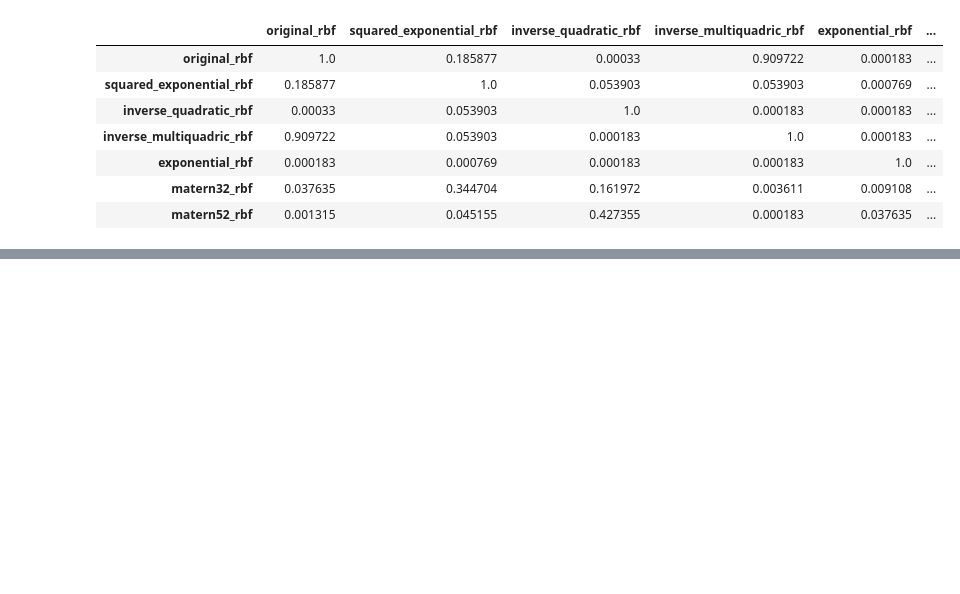
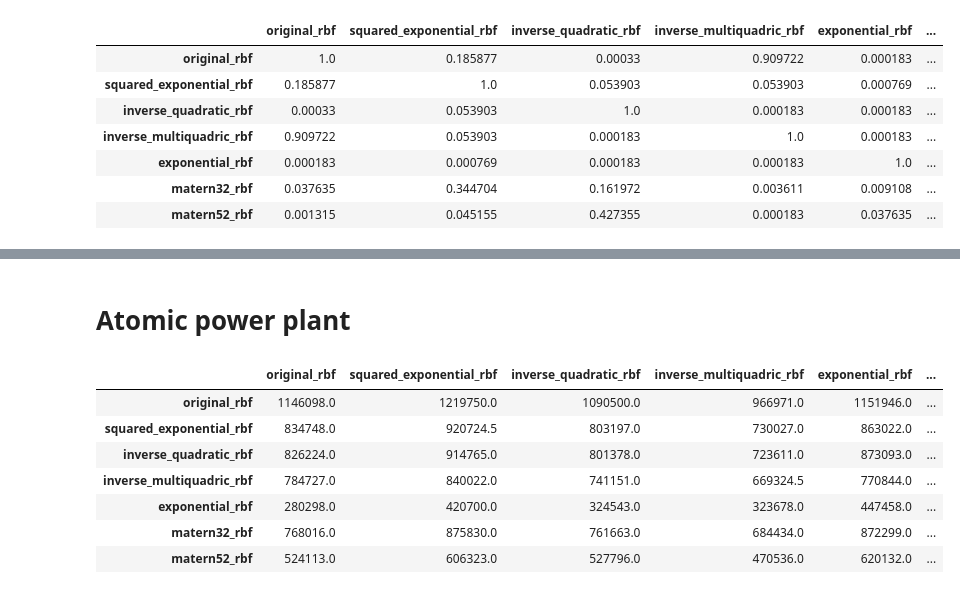
Before and after one commit to JazminZatarain/MUSEH2O, a Jupyter notebook: notebooks/14. MannWhitney analysis.ipynb, the cells around one changed output, grey strips where cells are left out. Cells and saved outputs as stored; diff of their text form; code cells hidden in the pictures; blank space fills up the shorter version.

```diff
--- a/notebooks/14. MannWhitney analysis.ipynb
+++ b/notebooks/14. MannWhitney analysis.ipynb
@@ -97,0 +149,23 @@ df_pval
+# %% [markdown]
+# Atomic power plant
+# %%
+df_mannwhit_atom = pd.DataFrame(columns=rbfn)
+df_pval_atom = pd.DataFrame(columns=rbfn)
+for i in rbfd:
+    for j in rbfd:
+        row1 = rbfd[i]['atomicpowerplant']
+        row2 = rbfd[j]['atomicpowerplant']
+        mannwhit, pval = stats.mannwhitneyu(row1, row2, method='auto')
+        df_mannwhit_atom.loc[i, j] = mannwhit
+        df_pval_atom.loc[i, j] = pval
+
+df_mannwhit_atom
+# %% [output]
+|  | original_rbf | squared_exponential_rbf | inverse_quadratic_rbf | inverse_multiquadric_rbf | exponential_rbf | ... |
+| original_rbf | 1146098.0 | 1219750.0 | 1090500.0 | 966971.0 | 1151946.0 | ... |
+| squared_exponential_rbf | 834748.0 | 920724.5 | 803197.0 | 730027.0 | 863022.0 | ... |
+| inverse_quadratic_rbf | 826224.0 | 914765.0 | 801378.0 | 723611.0 | 873093.0 | ... |
+| inverse_multiquadric_rbf | 784727.0 | 840022.0 | 741151.0 | 669324.5 | 770844.0 | ... |
+| exponential_rbf | 280298.0 | 420700.0 | 324543.0 | 323678.0 | 447458.0 | ... |
+| matern32_rbf | 768016.0 | 875830.0 | 761663.0 | 684434.0 | 872299.0 | ... |
+| matern52_rbf | 524113.0 | 606323.0 | 527796.0 | 470536.0 | 620132.0 | ... |
```
Also changed, not shown: parts of 23 cells of this notebook, 14 other files.
